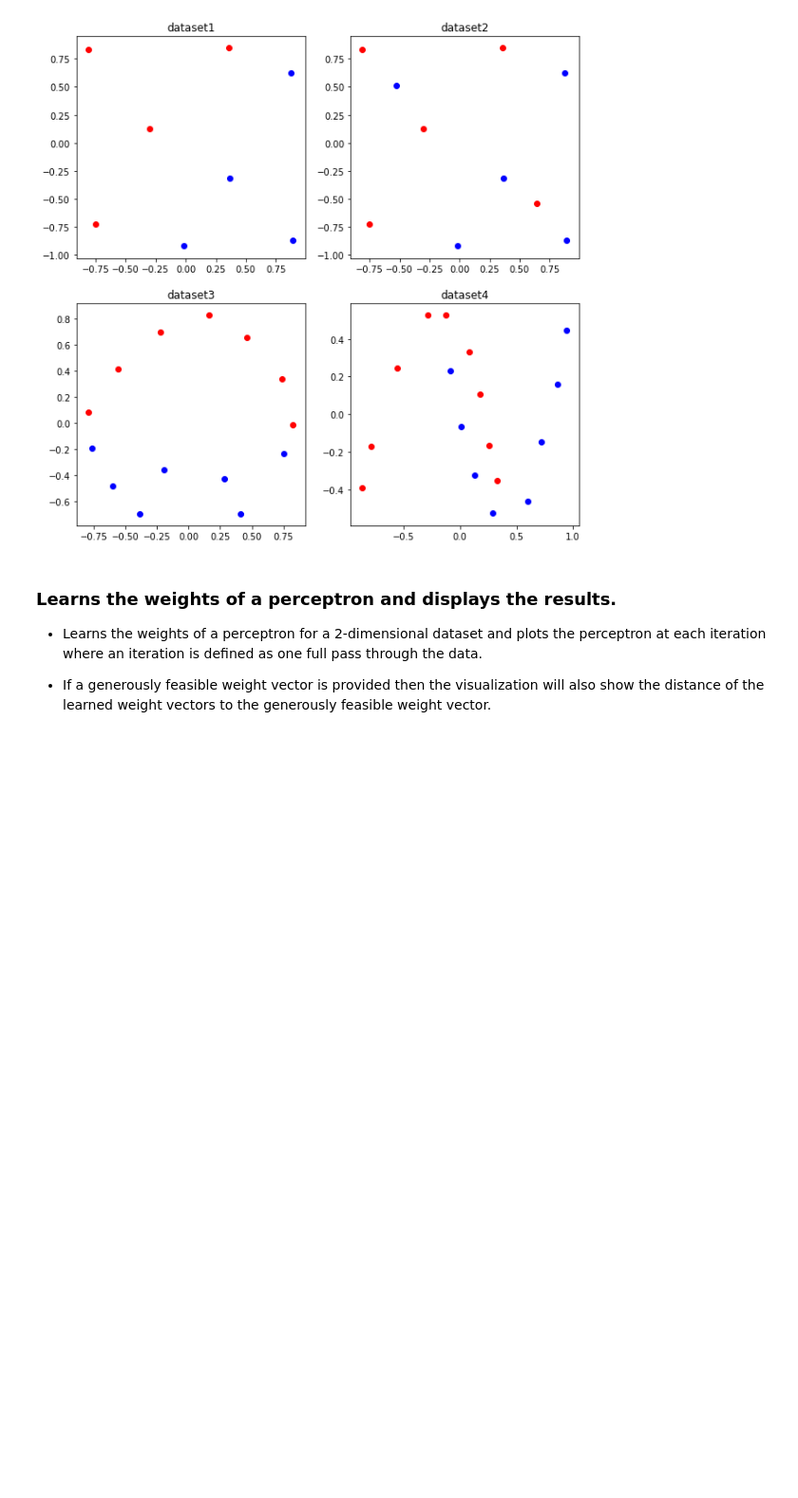
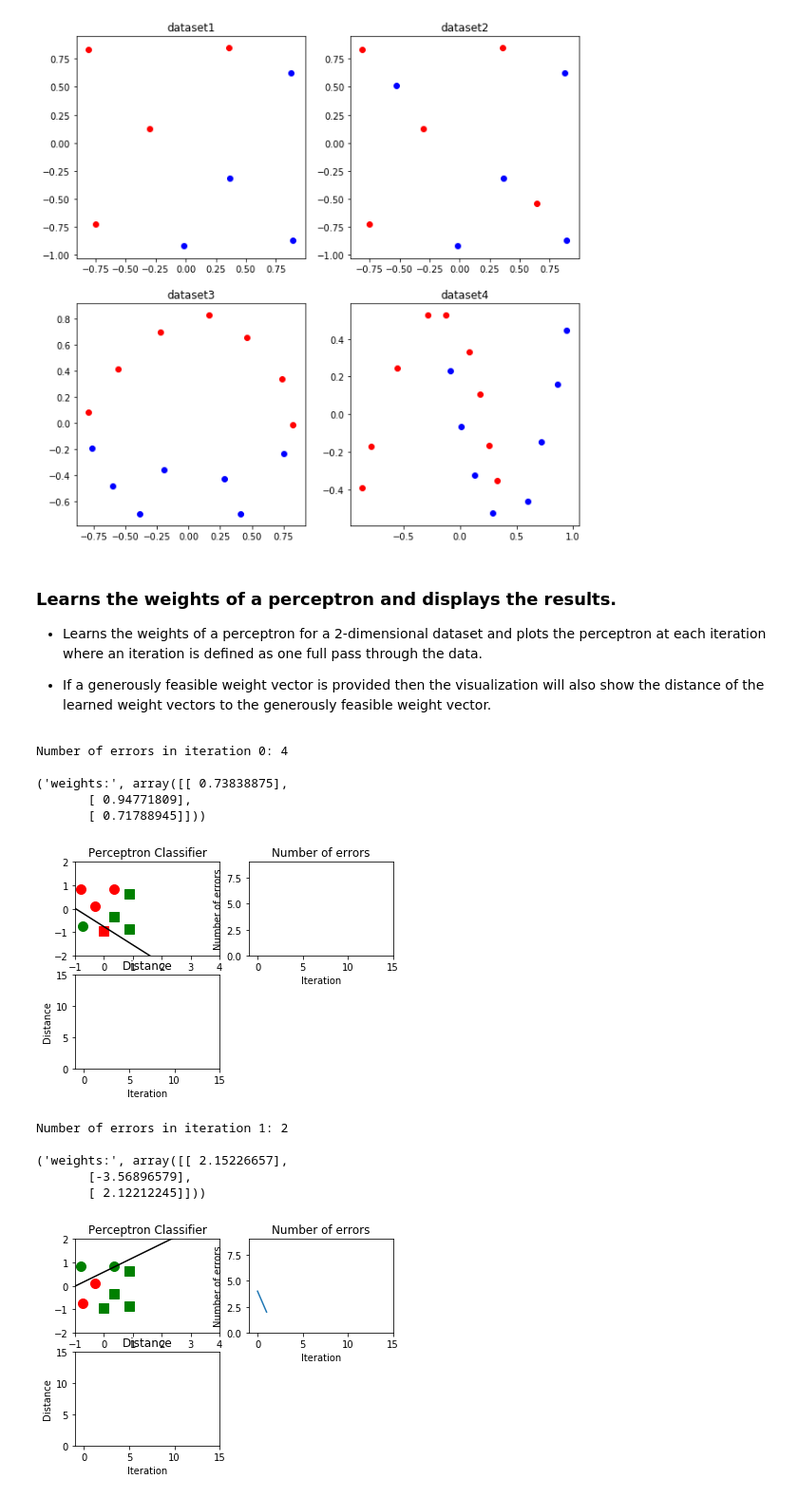
Before and after one commit to chinmaydas96/Neural-Networks-for-Machine-Learning, a Jupyter notebook: week-3/Assignment1/Datasets/Assignment-1.ipynb, the cells around one changed output. Shown: that part at 95% size. Saved outputs shown, nothing was run; the diff lists cells and outputs as text; code cells hidden in the pictures; blank space fills up the shorter version.

```diff
--- a/week-3/Assignment1/Datasets/Assignment-1.ipynb
+++ b/week-3/Assignment1/Datasets/Assignment-1.ipynb
@@ -64,7 +64,7 @@ plt.show()
    w - The learned weight vector.
 '''
 
-def learn_perceptron(neg_examples_nobias,pos_examples_nobias,w_init,w_gen_feas):
+def learn_perceptron(neg_examples_nobias,pos_examples_nobias,w_init,w_gen_feas,learn_rate=2.0):
     # Bookkeeping
     num_neg_examples = len(neg_examples_nobias)
     num_pos_examples = len(pos_examples_nobias)
@@ -72,8 +72,12 @@ def learn_perceptron(neg_examples_nobias,pos_examples_nobias,w_init,w_gen_feas):
     w_dist_history = []
 
     # Here we add a column of ones to the examples in order to allow us to learn bias parameters.
-    neg_examples = np.append(neg_examples_nobias,np.ones(num_neg_examples,1),axis = 1)
-    pos_examples = np.append(pos_examples_nobias,np.ones(num_pos_examples,1),axis = 1)
+    neg_examples = np.append(neg_examples_nobias,
+                             np.ones((num_neg_examples,1), dtype=float),
+                             axis=1)
+    pos_examples = np.append(pos_examples_nobias,
+                             np.ones((num_pos_examples,1), dtype=float),
+                             axis=1)
 
     #If weight vectors have not been provided, initialize them appropriately.
 
@@ -90,8 +94,8 @@ def learn_perceptron(neg_examples_nobias,pos_examples_nobias,w_init,w_gen_feas):
     mistakes0, mistakes1 = eval_perceptron(neg_examples,pos_examples,w)
     num_errs = len(mistakes0) + len(mistakes1)
     num_err_history.append(num_errs)
-    print('Number of errors in iteration {0}:\t{1}\n'.format(iter_,num_errs))
-    print('weights:\t', w)
+    print('Number of errors in iteration {0}: {1}\n'.format(iter_,num_errs))
+    print('weights:', w)
 
     plot_perceptron(neg_examples, pos_examples, mistakes0, mistakes1, num_err_history, w, w_dist_history)
 
@@ -105,7 +109,7 @@ def learn_perceptron(neg_examples_nobias,pos_examples_nobias,w_init,w_gen_feas):
         iter_ = iter_ + 1
 
         #Update the weights of the perceptron.
-        w = update_weights(neg_examples,pos_examples,w)
+        w = update_weights(neg_examples,pos_examples,w,learn_rate=learn_rate)
 
 
         #If a generously feasible weight vector exists, record the distance to it from the current weight vector.
@@ -117,12 +121,12 @@ def learn_perceptron(neg_examples_nobias,pos_examples_nobias,w_init,w_gen_feas):
         num_errs = len(mistakes0) + len(mistakes1)
         num_err_history.append(num_errs)
 
-        print('Number of errors in iteration {0}:\t{1}\n'.format(iter_,num_errs))
+        print('Number of errors in iteration {0}: {1}\n'.format(iter_,num_errs))
         print('weights:',w)
 
         plot_perceptron(neg_examples, pos_examples, mistakes0, mistakes1, num_err_history, w, w_dist_history)
 
-        # input('<Press enter to continue...',)
+        #input('<Press enter to continue...')
 
         return w
 # %%
@@ -195,0 +367,17 @@ def eval_perceptron(neg_examples, pos_examples, w):
+# %%
+data = sci.loadmat('dataset1.mat')
+neg_examples_nobias,pos_examples_nobias,w_init,w_gen_feas = data['neg_examples_nobias'],data['pos_examples_nobias'],data['w_init'],data['w_gen_feas']
+w = learn_perceptron(neg_examples_nobias,pos_examples_nobias,w_init,w_gen_feas)
+# %% [output]
+Number of errors in iteration 0: 4
+
+('weights:', array([[ 0.73838875],
+       [ 0.94771809],
+       [ 0.71788945]]))
+[figure, added]
+Number of errors in iteration 1: 2
+
+('weights:', array([[ 2.15226657],
+       [-3.56896579],
+       [ 2.12212245]]))
+[figure, added]
```
Also changed, not shown: parts of 3 cells of this notebook.
